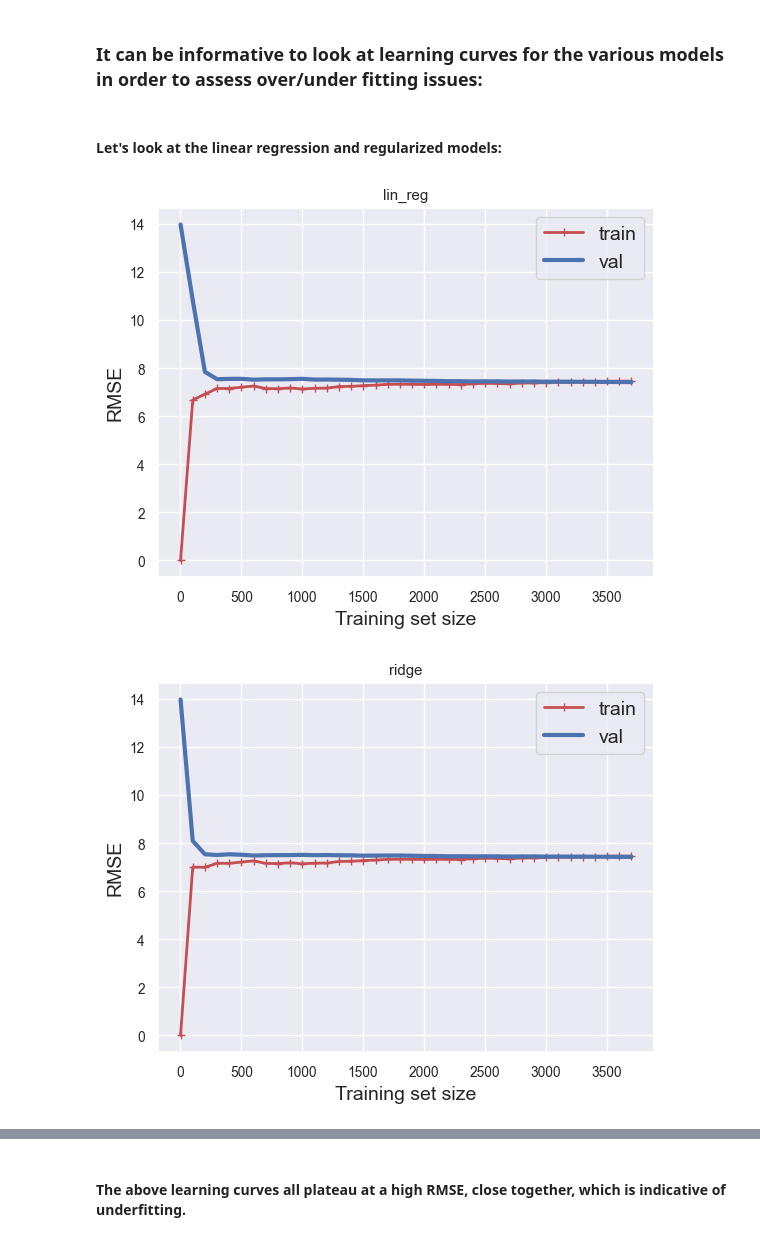
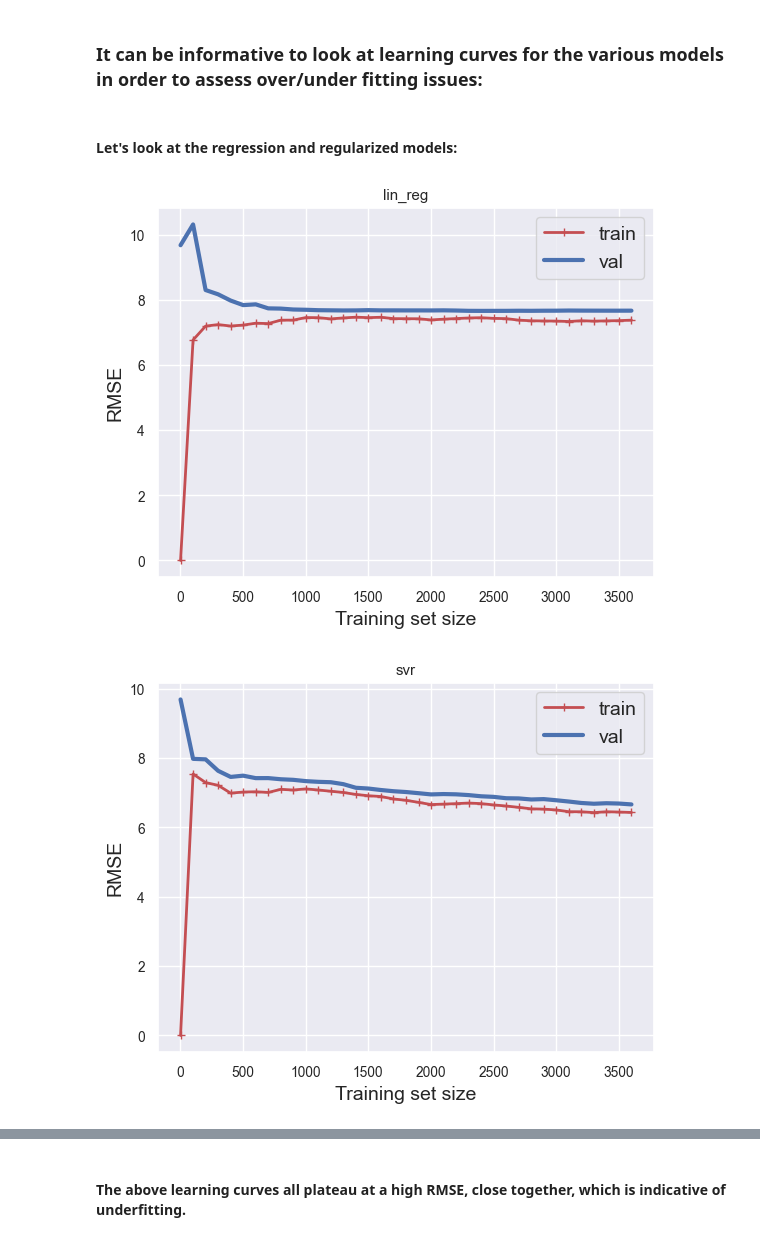
Before and after one commit to gs354/parkinsons_telemonitoring, a Jupyter notebook: parkinsons_telemonitoring/parkinsons_predict.ipynb, the cells around one changed output, grey strips where cells are left out. Cells and saved outputs as stored; diff of their text form; code cells hidden in the pictures.

```diff
--- a/parkinsons_telemonitoring/parkinsons_predict.ipynb
+++ b/parkinsons_telemonitoring/parkinsons_predict.ipynb
@@ -207,7 +207,7 @@ df_test = parkinsons_all[parkinsons_all["subject#"].isin(subjects_test)]
 #### We will focus on predicting the motor_UPDRS and so will also drop total_UPDRS for now.
 # %%
 data = pd.read_csv(f"{DATA_DIR}/parkinsons_train.csv")
-data = data.drop(columns=["index", "total_UPDRS"])
+data = data.drop(columns=["total_UPDRS"])
 data.head()
 # %% [output]
 |  | age | test_time | Jitter(%) | Jitter(Abs) | Jitter:RAP | Jitter:PPQ5 | Jitter:DDP | Shimmer | Shimmer(dB) | ... |
@@ -311,5 +311,4 @@ pd.concat([pearson, spearman], keys=["pearson", "spearman"], axis=1)
 # %%
 fig, ax = plt.subplots(figsize=(9,8))
-sns.set(font_scale=0.9)
 sns.heatmap(corr_matrix_s, cbar=True, annot=True, square=True, fmt='.2f', annot_kws={'size': 8});
 # %% [output]
@@ -370,6 +370,7 @@ rng = np.random.RandomState(1)
 # %%
 models = {
     "lin_reg": LinearRegression(),
+    "svr": SVR(kernel = 'rbf'),
     "tree_reg": DecisionTreeRegressor(random_state=rng),
     "forest_reg": RandomForestRegressor(random_state=rng),
 }
@@ -529,16 +530,18 @@ def plot_learning_curves(model, X, y, steps, title):
     plt.ylabel("RMSE", fontsize=14)
     plt.title(title)
 # %% [markdown]
-#### Let's look at the linear regression and regularized models:
+#### Let's look at the regression and regularized models:
 # %%
 plot_learning_curves(models["lin_reg"], X_scaled, y, steps=100, title="lin_reg")
+plt.show()
+plot_learning_curves(models["svr"], X_scaled, y, steps=100, title="svr")
 plt.show()
 plot_learning_curves(models_reg["ridge"], X_scaled, y, steps=100, title="ridge")
 plt.show()
 plot_learning_curves(models_reg["lasso"], X_scaled, y, steps=100, title="lasso")
 plt.show()
 plot_learning_curves(models_reg["elasticnet"], X_scaled, y, steps=100, title="elasticnet")
 plt.show()
 # %% [output]
-[figure, old version]
+[figure, new version]
-[figure, old version]
+[figure, new version]
```
Also changed, not shown: parts of 23 cells of this notebook, 2 other files.
